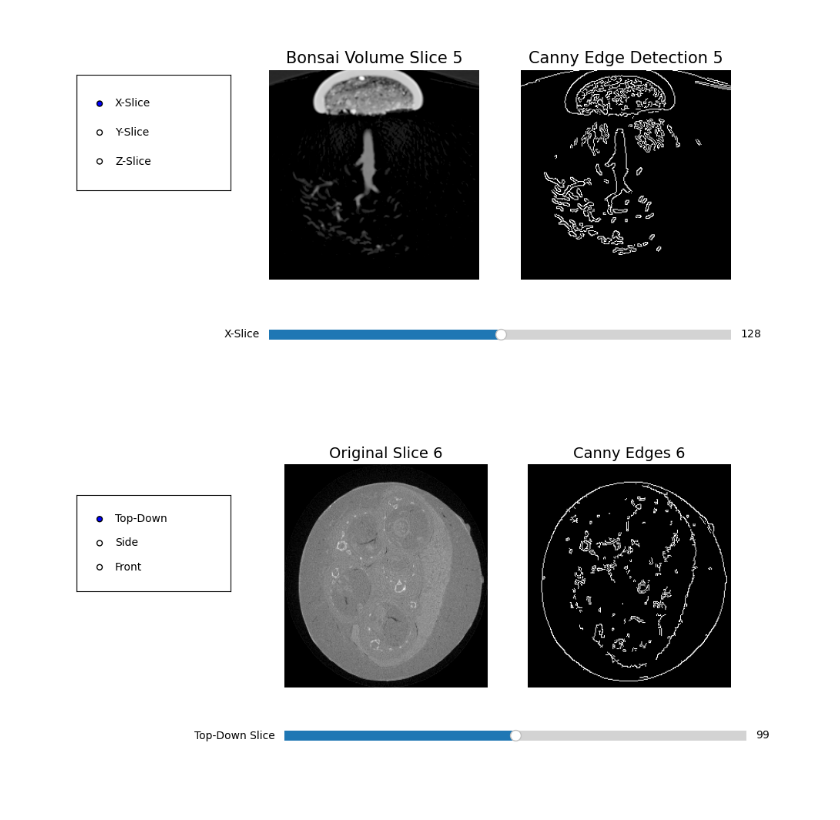
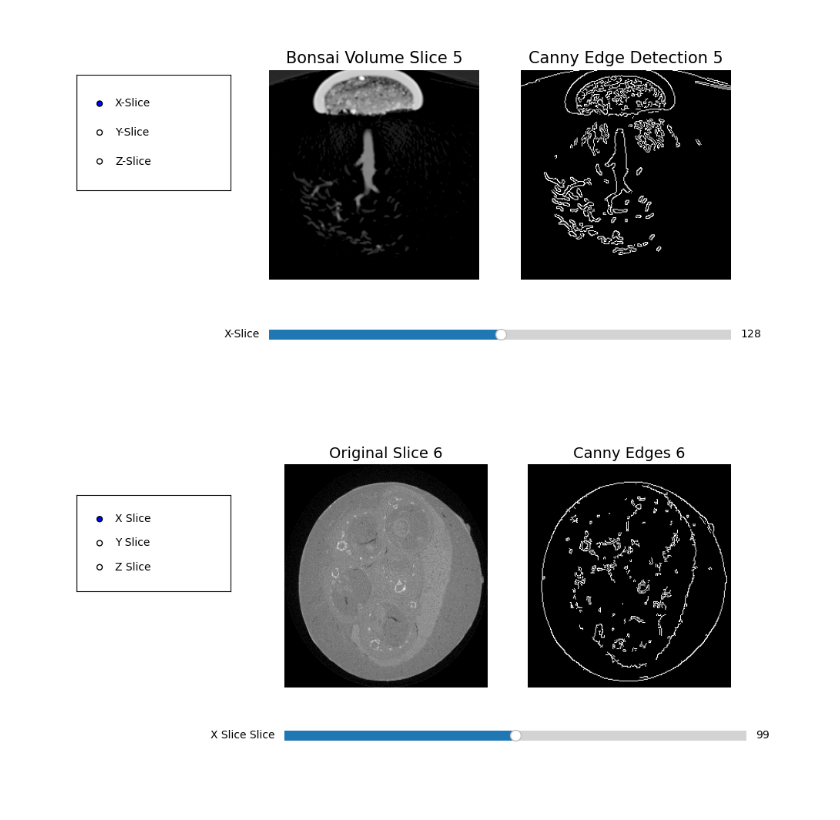
Before and after one commit to Bosser16/canny-edge, a Jupyter notebook: Canny-Edge-Slices.ipynb, the cells around one changed output. Cells and saved outputs as stored; diff of their text form; code cells hidden in the pictures.

```diff
--- a/Canny-Edge-Slices.ipynb
+++ b/Canny-Edge-Slices.ipynb
@@ -455,35 +455,35 @@ ax1_6.axis("off")
 im2_6 = ax2_6.imshow(edges6, cmap='gray', aspect='auto')
 ax2_6.set_title("Canny Edges 6", fontsize=14)
 ax2_6.axis("off")
 
 radio_ax6 = plt.axes([0.05, 0.55, 0.2, 0.25])
-radio6 = RadioButtons(radio_ax6, ('Top-Down', 'Side', 'Front'))
+radio6 = RadioButtons(radio_ax6, ('X Slice', 'Y Slice', 'Z Slice'))
 
 slider_ax6 = plt.axes([0.32, 0.15, 0.6, 0.05], facecolor='lightgray')
-slider6 = Slider(slider_ax6, f'{["Top-Down", "Side", "Front"][axis6]} Slice',
+slider6 = Slider(slider_ax6, f'{["X Slice", "Y Slice", "Z Slice"][axis6]} Slice',
                  0, shape6[axis6] - 1, valinit=slice_index6, valstep=1)
 
 def update6(val):
     idx6 = int(slider6.val)
     new_img6 = get_slice6(volume6, axis6, idx6)
     new_edges6 = apply_canny6(new_img6)
 
     im1_6.set_data(new_img6)
     im2_6.set_data(new_edges6)
-    ax1_6.set_title(f"{['Top-Down', 'Side', 'Front'][axis6]} Slice {idx6}", fontsize=14)
+    ax1_6.set_title(f"{['X Slice', 'Y Slice', 'Z Slice'][axis6]} Slice {idx6}", fontsize=14)
     fig6.canvas.draw_idle()
 
 def change_axis6(label6):
     global axis6
-    axis6 = {'Top-Down': 0, 'Side': 1, 'Front': 2}[label6]
+    axis6 = {'X Slice': 0, 'Y Slice': 1, 'Z Slice': 2}[label6]
     slider6.label.set_text(f'{label6} Slice')
     slider6.valmax = shape6[axis6] - 1
     slider6.ax.set_xlim(0, shape6[axis6] - 1)
     slider6.set_val(shape6[axis6] // 2)
 
 slider6.on_changed(update6)
 radio6.on_clicked(change_axis6)
 
 plt.show()
 # %% [output]
-[figure, old version]
+[figure, new version]
```
Also changed, not shown: 2 other files.
